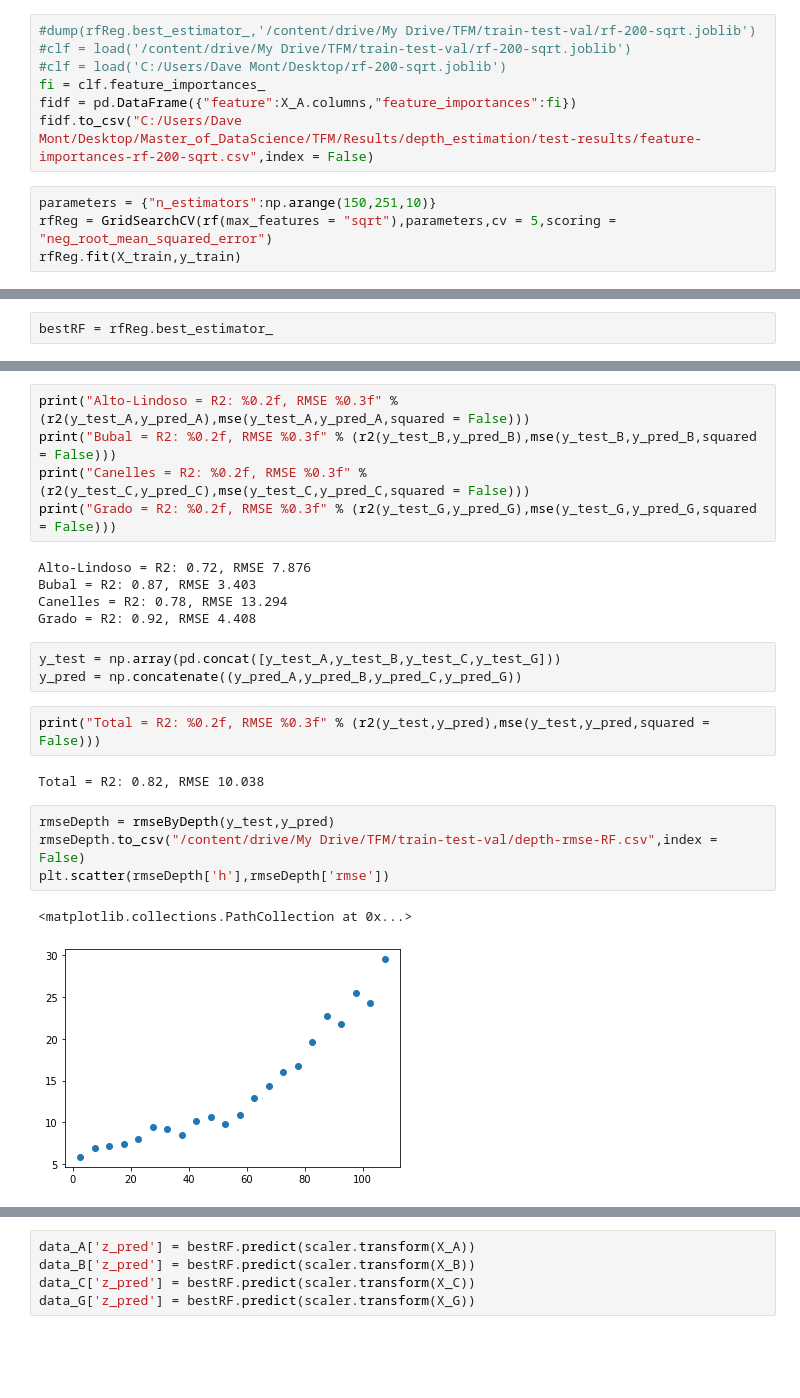
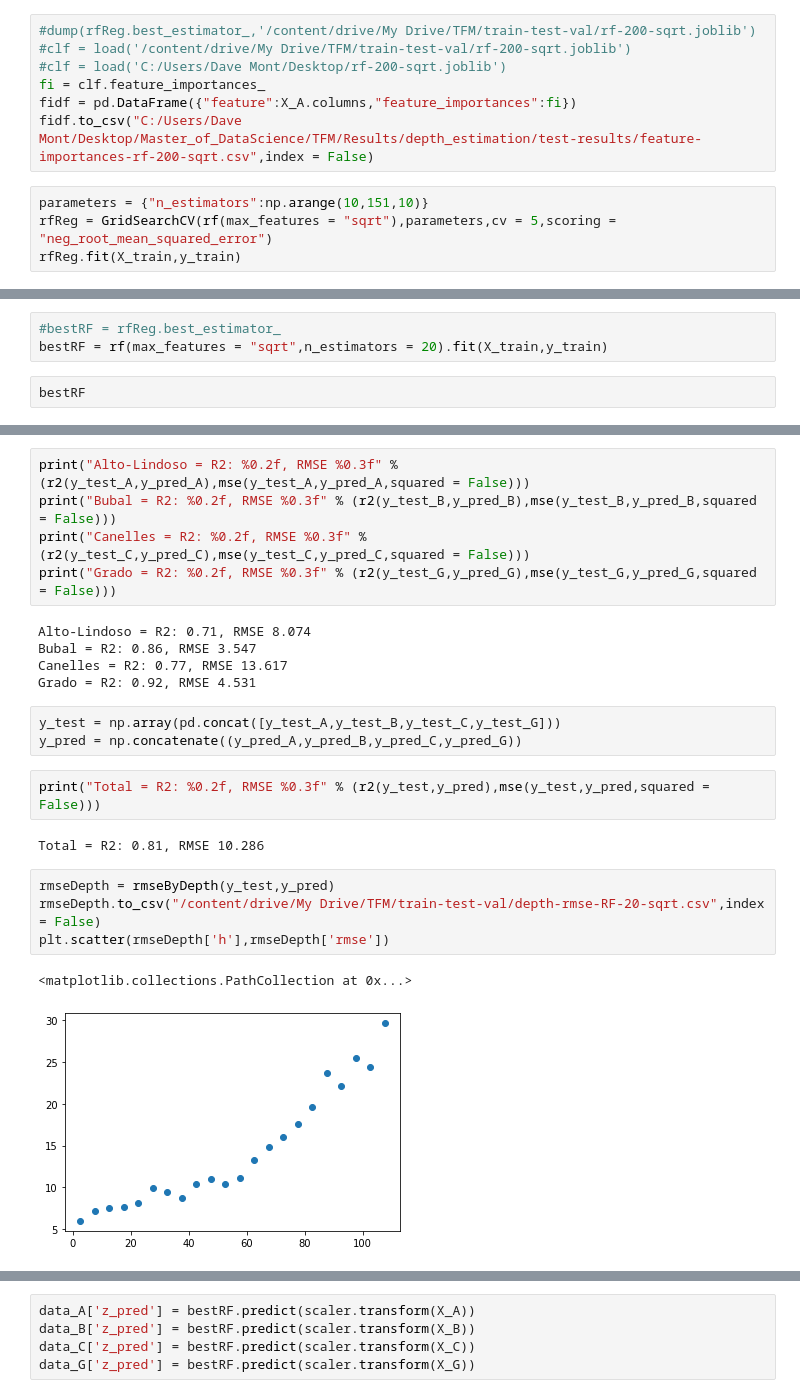
Before and after one commit to davemlz/Master_of_DataScience, a Jupyter notebook: TFM/depth_LR.ipynb, the cells around one changed output, grey strips where cells are left out. Cells and saved outputs as stored; diff of their text form; blank space fills up the shorter version.

```diff
--- a/TFM/depth_LR.ipynb
+++ b/TFM/depth_LR.ipynb
@@ -160,7 +183,7 @@ fi = clf.feature_importances_
 fidf = pd.DataFrame({"feature":X_A.columns,"feature_importances":fi})
 fidf.to_csv("C:/Users/Dave Mont/Desktop/Master_of_DataScience/TFM/Results/depth_estimation/test-results/feature-importances-rf-200-sqrt.csv",index = False)
 # %%
-parameters = {"n_estimators":np.arange(150,251,10)}
+parameters = {"n_estimators":np.arange(10,151,10)}
 rfReg = GridSearchCV(rf(max_features = "sqrt"),parameters,cv = 5,scoring = "neg_root_mean_squared_error")
 rfReg.fit(X_train,y_train)
 # %% [output]
@@ -189,2 +232,5 @@ cv_results.to_csv("/content/drive/My Drive/TFM/train-test-val/gridsearchcv-resul
+# %%
+#bestRF = rfReg.best_estimator_
+bestRF = rf(max_features = "sqrt",n_estimators = 20).fit(X_train,y_train)
 # %%
-bestRF = rfReg.best_estimator_
+bestRF
@@ -212,23 +266,23 @@ print("Bubal = R2: %0.2f, RMSE %0.3f" % (r2(y_test_B,y_pred_B),mse(y_test_B,y_pr
 print("Canelles = R2: %0.2f, RMSE %0.3f" % (r2(y_test_C,y_pred_C),mse(y_test_C,y_pred_C,squared = False)))
 print("Grado = R2: %0.2f, RMSE %0.3f" % (r2(y_test_G,y_pred_G),mse(y_test_G,y_pred_G,squared = False)))
 # %% [output]
-Alto-Lindoso = R2: 0.72, RMSE 7.876
-Bubal = R2: 0.87, RMSE 3.403
-Canelles = R2: 0.78, RMSE 13.294
-Grado = R2: 0.92, RMSE 4.408
+Alto-Lindoso = R2: 0.71, RMSE 8.074
+Bubal = R2: 0.86, RMSE 3.547
+Canelles = R2: 0.77, RMSE 13.617
+Grado = R2: 0.92, RMSE 4.531
 # %%
 y_test = np.array(pd.concat([y_test_A,y_test_B,y_test_C,y_test_G]))
 y_pred = np.concatenate((y_pred_A,y_pred_B,y_pred_C,y_pred_G))
 # %%
 print("Total = R2: %0.2f, RMSE %0.3f" % (r2(y_test,y_pred),mse(y_test,y_pred,squared = False)))
 # %% [output]
-Total = R2: 0.82, RMSE 10.038
+Total = R2: 0.81, RMSE 10.286
 # %%
 rmseDepth = rmseByDepth(y_test,y_pred)
-rmseDepth.to_csv("/content/drive/My Drive/TFM/train-test-val/depth-rmse-RF.csv",index = False)
+rmseDepth.to_csv("/content/drive/My Drive/TFM/train-test-val/depth-rmse-RF-20-sqrt.csv",index = False)
 plt.scatter(rmseDepth['h'],rmseDepth['rmse'])
 # %% [output]
 <matplotlib.collections.PathCollection at 0x...>
-[figure, old version]
+[figure, new version]
 # %%
 ys = pd.DataFrame({"y_test":y_test,"y_pred":y_pred})
```
Also changed, not shown: parts of 15 cells of this notebook.
